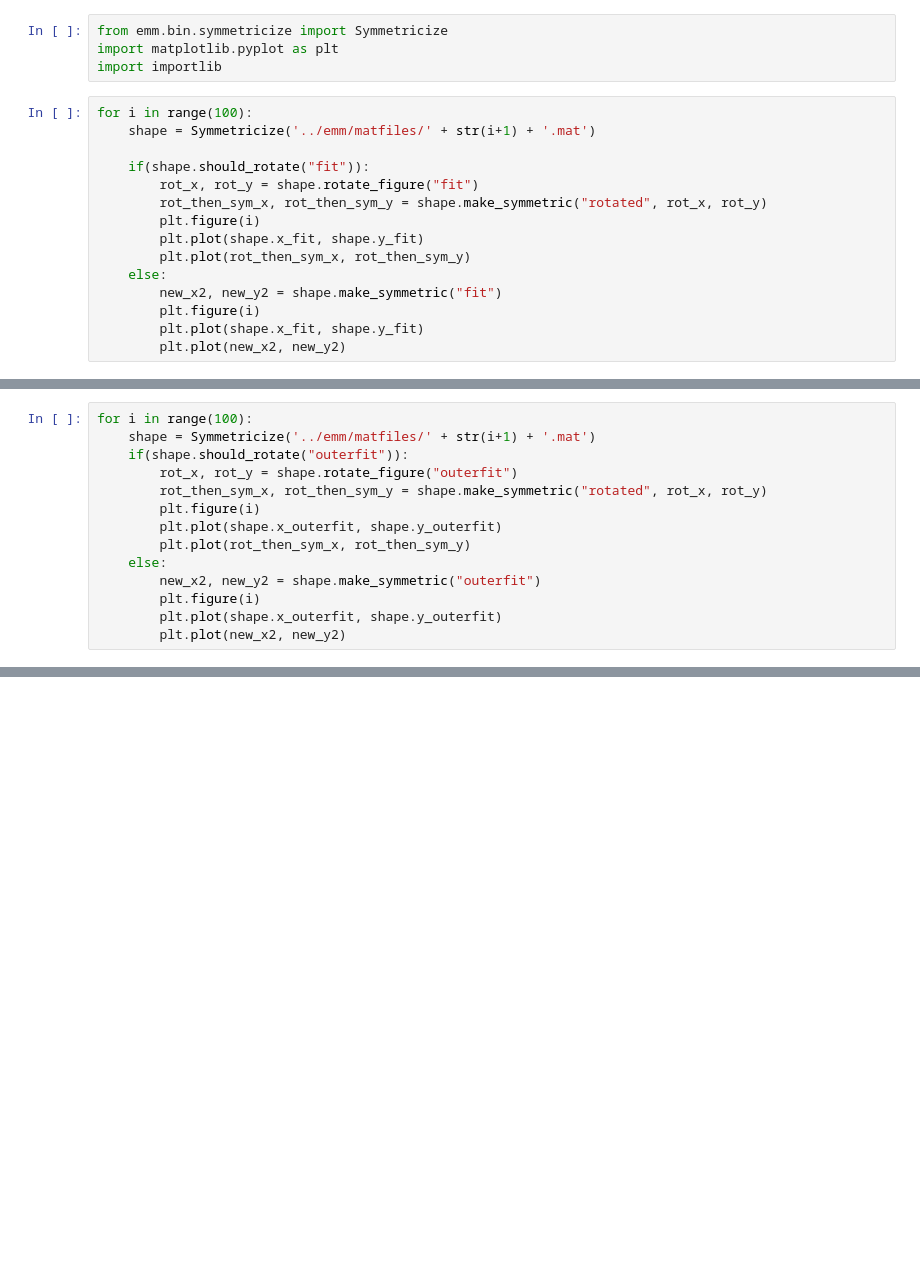
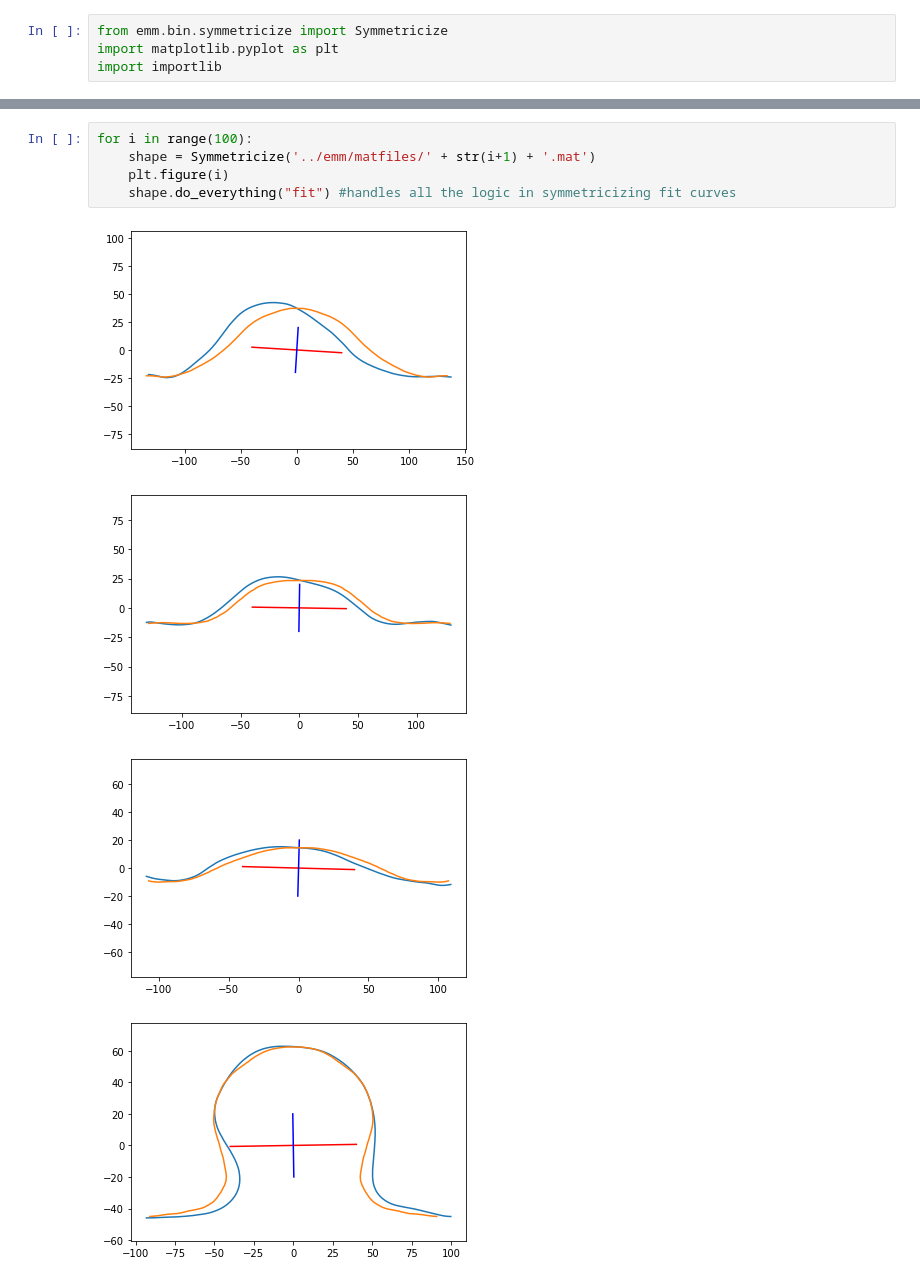
Before and after one commit to ritvikvasan/EMM, a Jupyter notebook: notebooks/SymmetricizeNotebook.ipynb, the cells around one changed output, grey strips where cells are left out. Saved outputs shown, nothing was run; the diff lists cells and outputs as text; blank space fills up the shorter version.

```diff
--- a/notebooks/SymmetricizeNotebook.ipynb
+++ b/notebooks/SymmetricizeNotebook.ipynb
@@ -2,18 +2,3 @@
 from emm.bin.symmetricize import Symmetricize
 import matplotlib.pyplot as plt
 import importlib
-# %%
-for i in range(100):
-    shape = Symmetricize('../emm/matfiles/' + str(i+1) + '.mat')
-
-    if(shape.should_rotate("fit")):
-        rot_x, rot_y = shape.rotate_figure("fit")
-        rot_then_sym_x, rot_then_sym_y = shape.make_symmetric("rotated", rot_x, rot_y)
-        plt.figure(i)
-        plt.plot(shape.x_fit, shape.y_fit)
-        plt.plot(rot_then_sym_x, rot_then_sym_y)
-    else:
-        new_x2, new_y2 = shape.make_symmetric("fit")
-        plt.figure(i)
-        plt.plot(shape.x_fit, shape.y_fit)
-        plt.plot(new_x2, new_y2)
@@ -34,14 +4,0 @@ for i in range(100):
-# %%
-for i in range(100):
-    shape = Symmetricize('../emm/matfiles/' + str(i+1) + '.mat')
-    if(shape.should_rotate("outerfit")):
-        rot_x, rot_y = shape.rotate_figure("outerfit")
-        rot_then_sym_x, rot_then_sym_y = shape.make_symmetric("rotated", rot_x, rot_y)
-        plt.figure(i)
-        plt.plot(shape.x_outerfit, shape.y_outerfit)
-        plt.plot(rot_then_sym_x, rot_then_sym_y)
-    else:
-        new_x2, new_y2 = shape.make_symmetric("outerfit")
-        plt.figure(i)
-        plt.plot(shape.x_outerfit, shape.y_outerfit)
-        plt.plot(new_x2, new_y2)
@@ -61,0 +5,10 @@ for i in range(100):
+# %%
+for i in range(100):
+    shape = Symmetricize('../emm/matfiles/' + str(i+1) + '.mat')
+    plt.figure(i)
+    shape.do_everything("fit") #handles all the logic in symmetricizing fit curves
+# %% [output]
+[figure, added]
+[figure, added]
+[figure, added]
+[figure, added]
```
Also changed, not shown: parts of 5 cells of this notebook, 2 other files.
